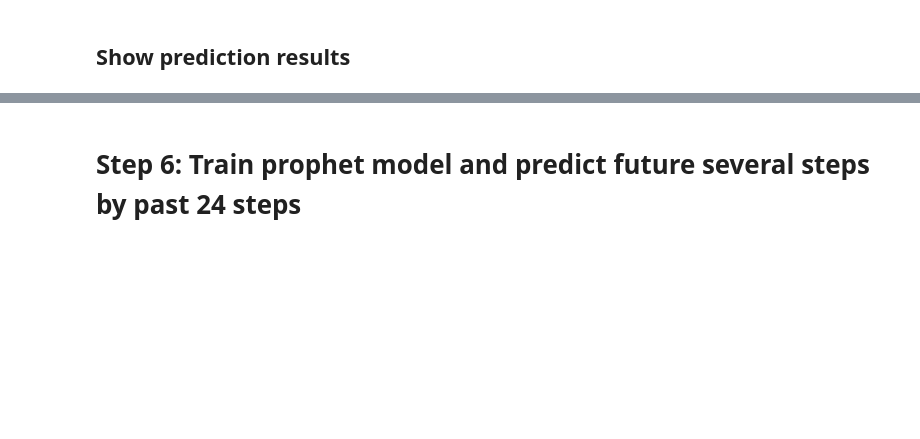
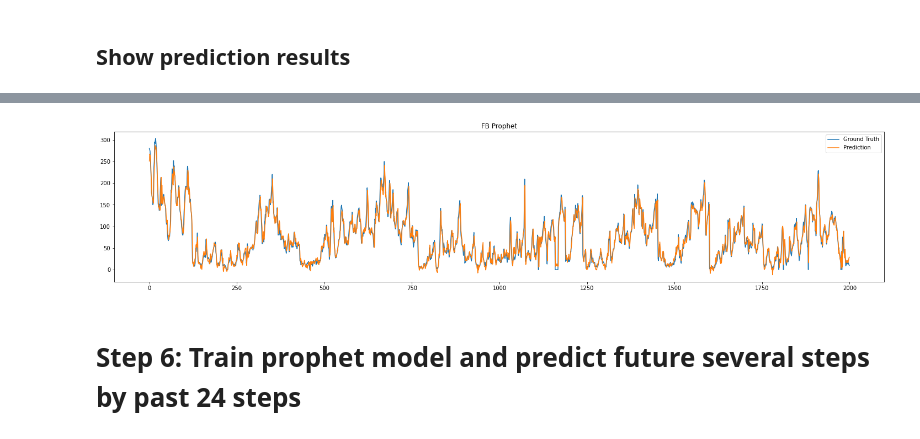
Before and after one commit to ttezy/Time-Sequence-Analysis, a Jupyter notebook: FB_Prophet_Multivariate_new.ipynb, the cells around one changed output, grey strips where cells are left out. Drawn from its saved outputs; the diff is of its cells as text; code cells hidden in the pictures; blank space fills up the shorter version.

```diff
--- a/FB_Prophet_Multivariate_new.ipynb
+++ b/FB_Prophet_Multivariate_new.ipynb
@@ -276,10 +284,12 @@ for variable in names:
 # %%
-# plt.figure(figsize=(25, 5))
-# plt.plot(y_true[:2000], label='Ground Truth')
-# plt.plot(prediction[:2000], label='Prediction')
-# plt.title("FB Prophet")
-# plt.legend()
-# plt.show()
+plt.figure(figsize=(25, 5))
+plt.plot(y_true[:2000], label='Ground Truth')
+plt.plot(prediction[:2000], label='Prediction')
+plt.title("FB Prophet")
+plt.legend()
+plt.show()
+# %% [output]
+[figure, added]
 # %% [markdown]
 # **Step 6: Train prophet model and predict future several steps by past 24 steps**
 # %% [markdown]
```
Also changed, not shown: parts of 5 cells of this notebook.
